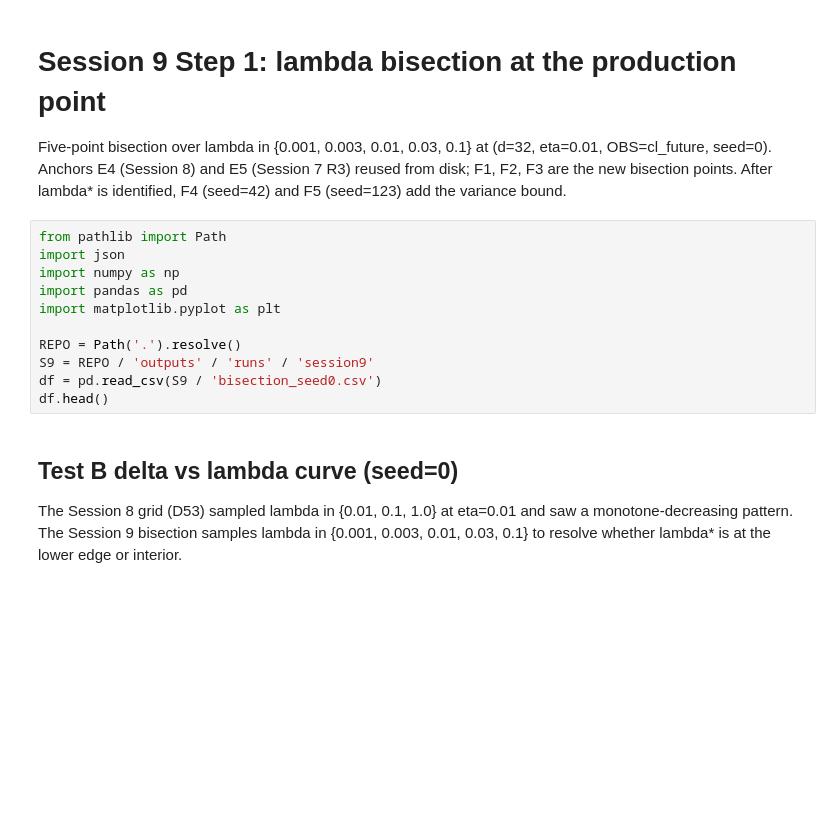
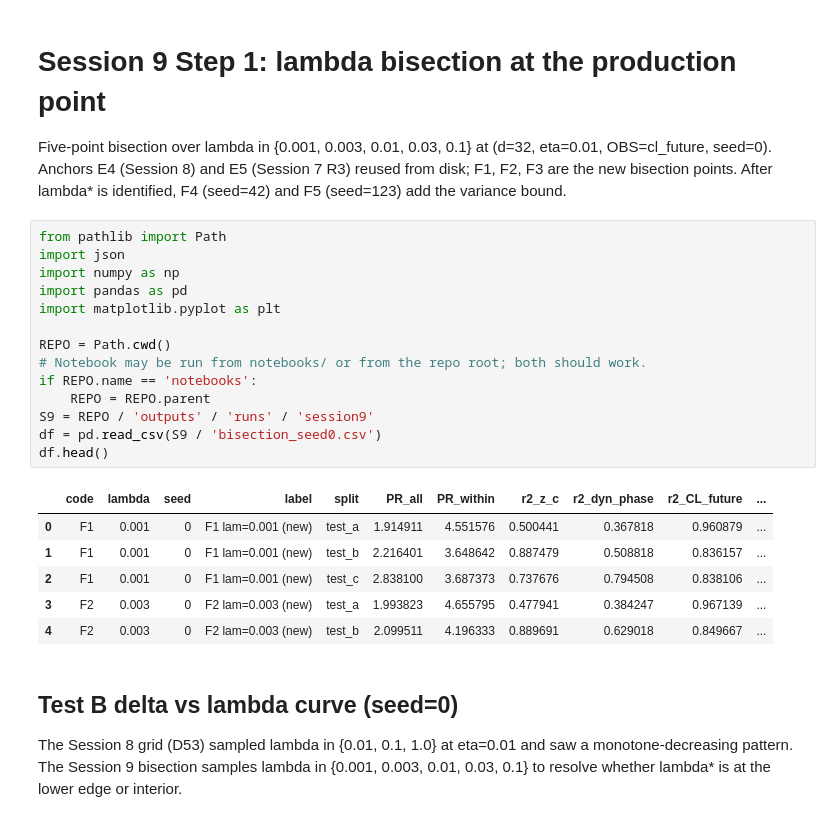
Before and after one commit to sanmi90/GUST-JEPA, a Jupyter notebook: notebooks/10_session9_lambda_bisection.ipynb, the cells around one changed output. Drawn from its saved outputs; the diff is of its cells as text; blank space fills up the shorter version.

Commit message:
notebooks/10: execute bisection notebook with seed=0 results (lambda* = 0.01)

```diff
--- a/notebooks/10_session9_lambda_bisection.ipynb
+++ b/notebooks/10_session9_lambda_bisection.ipynb
@@ -7,14 +7,24 @@ After lambda* is identified, F4 (seed=42) and F5 (seed=123) add the variance bou
 # %%
 from pathlib import Path
 import json
 import numpy as np
 import pandas as pd
 import matplotlib.pyplot as plt
 
-REPO = Path('.').resolve()
+REPO = Path.cwd()
+# Notebook may be run from notebooks/ or from the repo root; both should work.
+if REPO.name == 'notebooks':
+    REPO = REPO.parent
 S9 = REPO / 'outputs' / 'runs' / 'session9'
 df = pd.read_csv(S9 / 'bisection_seed0.csv')
 df.head()
+# %% [output]
+|  | code | lambda | seed | label | split | PR_all | PR_within | r2_z_c | r2_dyn_phase | r2_CL_future | ... |
+| 0 | F1 | 0.001 | 0 | F1 lam=0.001 (new) | test_a | 1.914911 | 4.551576 | 0.500441 | 0.367818 | 0.960879 | ... |
+| 1 | F1 | 0.001 | 0 | F1 lam=0.001 (new) | test_b | 2.216401 | 3.648642 | 0.887479 | 0.508818 | 0.836157 | ... |
+| 2 | F1 | 0.001 | 0 | F1 lam=0.001 (new) | test_c | 2.838100 | 3.687373 | 0.737676 | 0.794508 | 0.838106 | ... |
+| 3 | F2 | 0.003 | 0 | F2 lam=0.003 (new) | test_a | 1.993823 | 4.655795 | 0.477941 | 0.384247 | 0.967139 | ... |
+| 4 | F2 | 0.003 | 0 | F2 lam=0.003 (new) | test_b | 2.099511 | 4.196333 | 0.889691 | 0.629018 | 0.849667 | ... |
 # %% [markdown]
 ## Test B delta vs lambda curve (seed=0)
 
```
Also changed, not shown: parts of 5 cells of this notebook.
